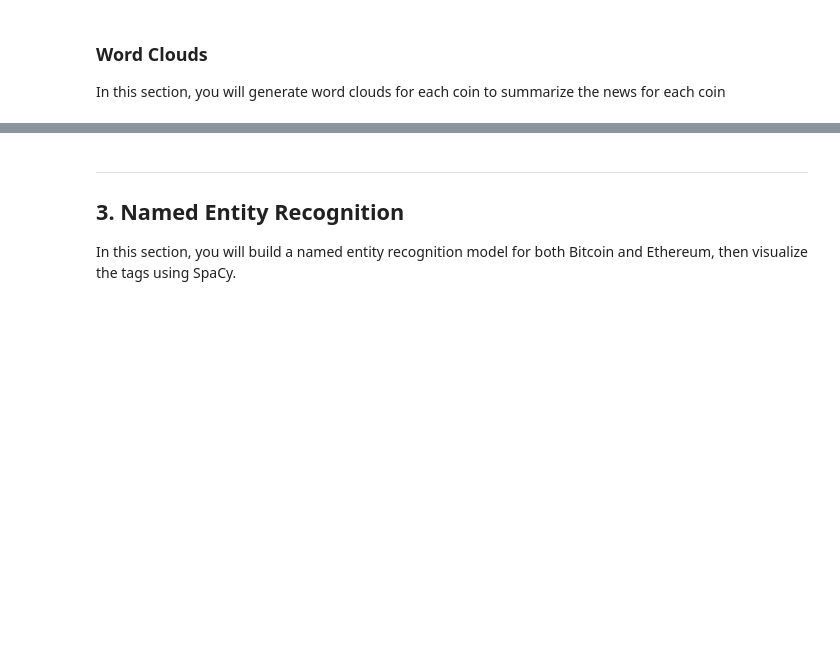
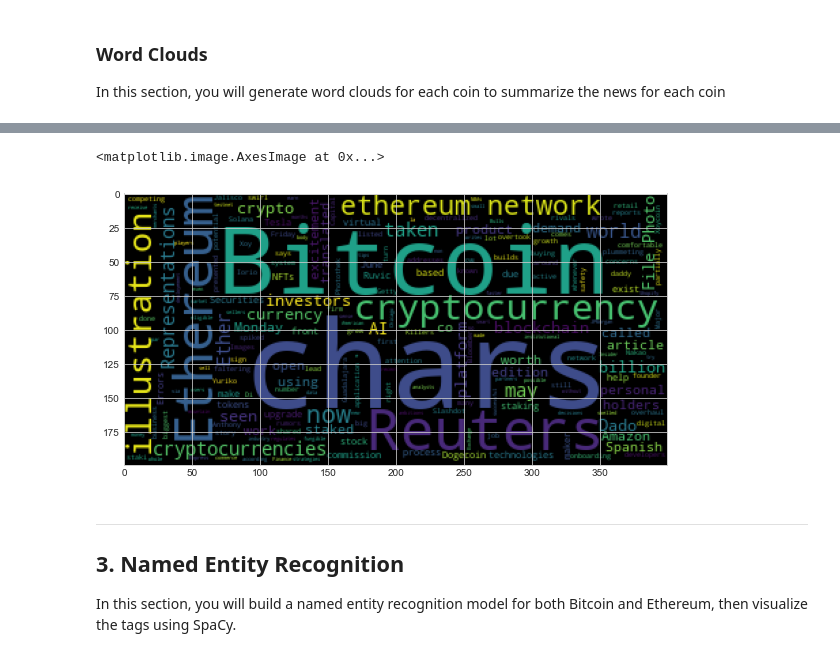
Before and after one commit to Mojojojoborras/class3-repo, a Jupyter notebook: week12_resources/crypto_sentiment.ipynb, the cells around one changed output, grey strips where cells are left out. Cells and saved outputs as stored; diff of their text form; code cells hidden in the pictures; blank space fills up the shorter version.

```diff
--- a/week12_resources/crypto_sentiment.ipynb
+++ b/week12_resources/crypto_sentiment.ipynb
@@ -344,3 +347,9 @@ btc_sentiment_df.head()
 | 2 | -0.6124 | 0.000 | 0.143 | 0.857 | image copyrightGetty Images\r\nTh... | [image, copyrightgetty, imagesthe... |
 | 3 | 0.6240 | 0.127 | 0.000 | 0.873 | To get a roundup of TechCrunchs b... | [get, roundup, techcrunchs, bigge... |
 | 4 | 0.7264 | 0.164 | 0.000 | 0.836 | While retail investors grew more ... | [retail, investor, grew, comforta... |
+# %%
+# Create a new tokens column for Ethereum
+## Adding tokens column to eth ...
+
+eth_sentiment_df["tokens"] = eth_sentiment_df.text.apply(tokenizer)
+eth_sentiment_df.head()
@@ -423,3 +450,12 @@ mpl.rcParams['figure.figsize'] = [20.0, 10.0]
+# %%
+# Generate the Ethereum word cloud
+## Copied from class work and changed the variables to make it work.
+
+eth_cloud = WordCloud().generate(eth_sentiment_df.text.str.cat())
+plt.imshow(eth_cloud)
+# %% [output]
+<matplotlib.image.AxesImage at 0x...>
+[figure, added]
 # %% [markdown]
 ---
 ## 3. Named Entity Recognition
```
Also changed, not shown: parts of 47 cells of this notebook.
